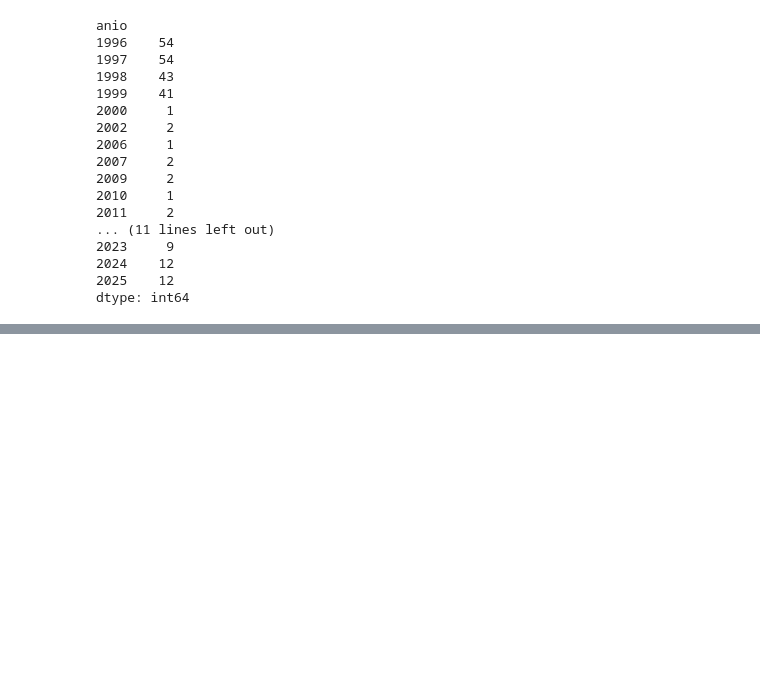
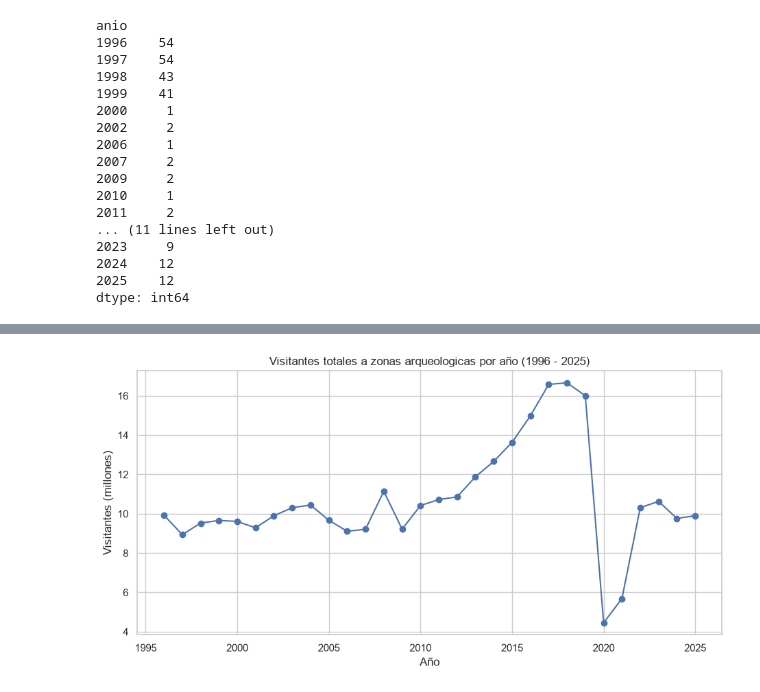
Before and after one commit to YolicLuna/BasesdeDatos_Analisis_Visualizacion_etc, a Jupyter notebook: Python/EDA_Zonas_Arqueologicas_Mexico/eda.ipynb, the cells around one changed output, grey strips where cells are left out. Cells and saved outputs as stored; diff of their text form; code cells hidden in the pictures; blank space fills up the shorter version.

Commit message:
Actualizacion y nuevos descubrimientos en EDA de visitantes en zonas arqueologicas de Mexico

```diff
--- a/Python/EDA_Zonas_Arqueologicas_Mexico/eda.ipynb
+++ b/Python/EDA_Zonas_Arqueologicas_Mexico/eda.ipynb
@@ -229,8 +229,8 @@ df_completo[['total_nac', 'total_ext', 'total']].describe()
 # %%
 # Calculamos el total de visitantes nacionales, extranjeros y el total general por año, agrupando los datos del dataframe df_completo por la columna 'anio'
 
-totales_por_anio = df_completo.groupby('anio')[['total_nac', 'total_ext', 'total']]
-print(totales_por_anio.sum())
+totales_por_anio = df_completo.groupby('anio')[['total_nac', 'total_ext', 'total']].sum()
+print(totales_por_anio)
 # %% [output]
        total_nac  total_ext       total
 anio
@@ -428,0 +461,18 @@ dtype: int64
+# %%
+# Importamos las librerías matplotlib y seaborn para crear visualizaciones de los datos
+
+import matplotlib.pyplot as plt
+import seaborn as sns
+
+sns.set_theme(style='whitegrid')
+# %%
+# Mostramos la evolución del total de visitantes a zonas arqueológicas por año, desde 1996 hasta 2025, utilizando un gráfico de líneas con puntos marcados en cada año
+
+fig, ax = plt.subplots(figsize=(11,5))
+ax.plot(totales_por_anio.index, totales_por_anio['total'] / 1e6, marker = 'o')
+ax.set_title('Visitantes totales a zonas arqueologicas por año (1996 - 2025)')
+ax.set_xlabel('Año')
+ax.set_ylabel('Visitantes (millones)')
+plt.show()
+# %% [output]
+[figure, added]
```
Also changed, not shown: parts of 26 cells of this notebook.
